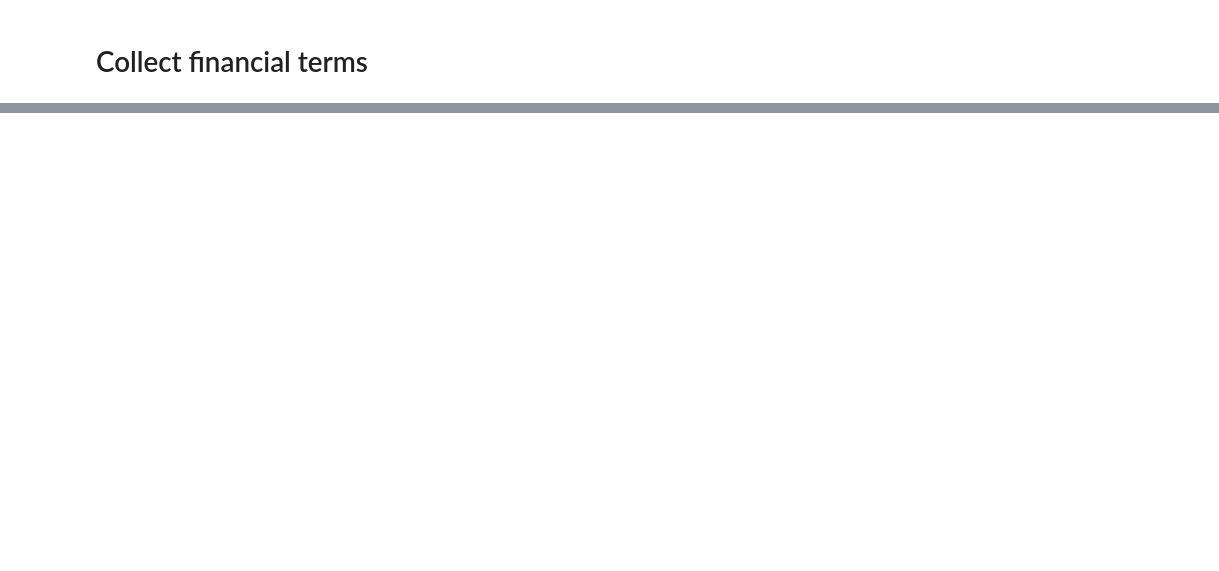
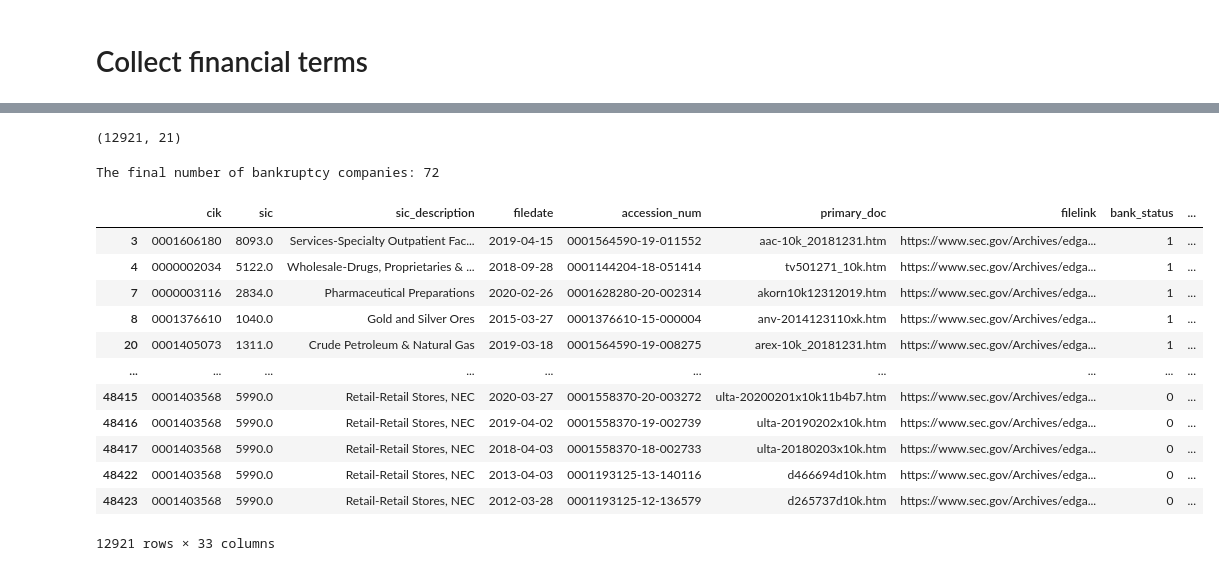
Before and after one commit to milanmarks/stat222proj, a Jupyter notebook: code/merge_data.ipynb, the cells around one changed output, grey strips where cells are left out. Saved outputs shown, nothing was run; the diff lists cells and outputs as text; code cells hidden in the pictures; blank space fills up the shorter version.

```diff
--- a/code/merge_data.ipynb
+++ b/code/merge_data.ipynb
@@ -90,0 +118,78 @@ merged_data
+# %%
+# Drop lines with any finantial term = 0
+merged_data = merged_data[(merged_data[finantial_terms] != 0).all(axis = 1)]
+print(merged_data.shape)
+# %% [output]
+(12921, 21)
+# %%
+# Calculate finantial ratios
+# liquidity ratios
+merged_data['current_ratio'] = merged_data['AssetsCurrent'] / merged_data['LiabilitiesCurrent']
+
+# solvency ratios （有看到用debt的，也有看到用liabilities，因为没有debt只能用liabilities）
+merged_data['debt_to_equity'] = merged_data['Liabilities'] / merged_data['StockholdersEquity']
+merged_data['debt_to_total_assets'] = merged_data['Liabilities'] / merged_data['Assets']
+
+# profitability ratio (分母要用两年的平均值，算的时候只用了当年的)
+merged_data['return_on_assets'] = merged_data['NetIncomeLoss'] / merged_data['Assets']
+merged_data['return_on_equity'] = merged_data['NetIncomeLoss'] / merged_data['StockholdersEquity']
+
+# other ratios commonly used in previous research （这些似乎不是常见的ratio，pre的时候可能不好讲这些ratios背后的含义，如果跑模型的时候发现这些用处不大可以删掉，如果有用的话pre的时候要么就说是我们查阅文献得到的）
+merged_data['ebit_over_assets'] = merged_data['OperatingIncomeLoss'] / merged_data['Assets']
+merged_data['current_assets_over_assets'] = merged_data['AssetsCurrent'] / merged_data['Assets']
+merged_data['cash_over_assets'] = merged_data['CashAndCashEquivalentsAtCarryingValue'] / merged_data['Assets']
+merged_data['cash_operation_over_assets'] = merged_data['NetCashProvidedByUsedInOperatingActivities'] / merged_data['Assets']
+merged_data['cash_operation_over_liabilities'] = merged_data['NetCashProvidedByUsedInOperatingActivities'] / merged_data['Liabilities']
+# %%
+print("The final number of bankruptcy companies:", np.sum(merged_data['bank_status'] == 1))
+# %% [output]
+The final number of bankruptcy companies: 72
+# %%
+# Get main industry by grouping the sic code
+def map_sic_to_industry(sic_code):
+    if 100 <= sic_code <= 999:
+        return 'Agriculture, Forestry and Fishing'
+    elif 1000 <= sic_code <= 1499:
+        return 'Mining'
+    elif 1500 <= sic_code <= 1799:
+        return 'Construction'
+    # Note: 1800-1999 is not used
+    elif 2000 <= sic_code <= 3999:
+        return 'Manufacturing'
+    elif 4000 <= sic_code <= 4999:
+        return 'Transportation, Communications, Electric, Gas and Sanitary service'
+    elif 5000 <= sic_code <= 5199:
+        return 'Wholesale Trade'
+    elif 5200 <= sic_code <= 5999:
+        return 'Retail Trade'
+    elif 6000 <= sic_code <= 6799:
+        return 'Finance, Insurance and Real Estate'
+    elif 7000 <= sic_code <= 8999:
+        return 'Services'
+    elif 9100 <= sic_code <= 9729:
+        return 'Public Administration'
+    elif 9900 <= sic_code <= 9999:
+        return 'Nonclassifiable'
+    else:
+        return 'Unknown'  # For SIC codes that don't fall into any category or missing
+
+
+merged_data['main_industry'] = merged_data['sic'].astype(float).apply(map_sic_to_industry)
+
+merged_data['filedate'] = pd.to_datetime(merged_data['filedate'])
+merged_data['year'] = merged_data['filedate'].dt.year
+merged_data
+# %% [output]
+|  | cik | sic | sic_description | filedate | accession_num | primary_doc | filelink | bank_status | ... |
+| 3 | 0001606180 | 8093.0 | Services-Specialty Outpatient Fac... | 2019-04-15 | 0001564590-19-011552 | aac-10k_20181231.htm | https://www.sec.gov/Archives/edga... | 1 | ... |
+| 4 | 0000002034 | 5122.0 | Wholesale-Drugs, Proprietaries & ... | 2018-09-28 | 0001144204-18-051414 | tv501271_10k.htm | https://www.sec.gov/Archives/edga... | 1 | ... |
+| 7 | 0000003116 | 2834.0 | Pharmaceutical Preparations | 2020-02-26 | 0001628280-20-002314 | akorn10k12312019.htm | https://www.sec.gov/Archives/edga... | 1 | ... |
+| 8 | 0001376610 | 1040.0 | Gold and Silver Ores | 2015-03-27 | 0001376610-15-000004 | anv-2014123110xk.htm | https://www.sec.gov/Archives/edga... | 1 | ... |
+| 20 | 0001405073 | 1311.0 | Crude Petroleum & Natural Gas | 2019-03-18 | 0001564590-19-008275 | arex-10k_20181231.htm | https://www.sec.gov/Archives/edga... | 1 | ... |
+| ... | ... | ... | ... | ... | ... | ... | ... | ... | ... |
+| 48415 | 0001403568 | 5990.0 | Retail-Retail Stores, NEC | 2020-03-27 | 0001558370-20-003272 | ulta-20200201x10k11b4b7.htm | https://www.sec.gov/Archives/edga... | 0 | ... |
+| 48416 | 0001403568 | 5990.0 | Retail-Retail Stores, NEC | 2019-04-02 | 0001558370-19-002739 | ulta-20190202x10k.htm | https://www.sec.gov/Archives/edga... | 0 | ... |
+| 48417 | 0001403568 | 5990.0 | Retail-Retail Stores, NEC | 2018-04-03 | 0001558370-18-002733 | ulta-20180203x10k.htm | https://www.sec.gov/Archives/edga... | 0 | ... |
+| 48422 | 0001403568 | 5990.0 | Retail-Retail Stores, NEC | 2013-04-03 | 0001193125-13-140116 | d466694d10k.htm | https://www.sec.gov/Archives/edga... | 0 | ... |
+| 48423 | 0001403568 | 5990.0 | Retail-Retail Stores, NEC | 2012-03-28 | 0001193125-12-136579 | d265737d10k.htm | https://www.sec.gov/Archives/edga... | 0 | ... |
+12921 rows × 33 columns
```
Also changed, not shown: parts of 10 cells of this notebook, 2 other files.
